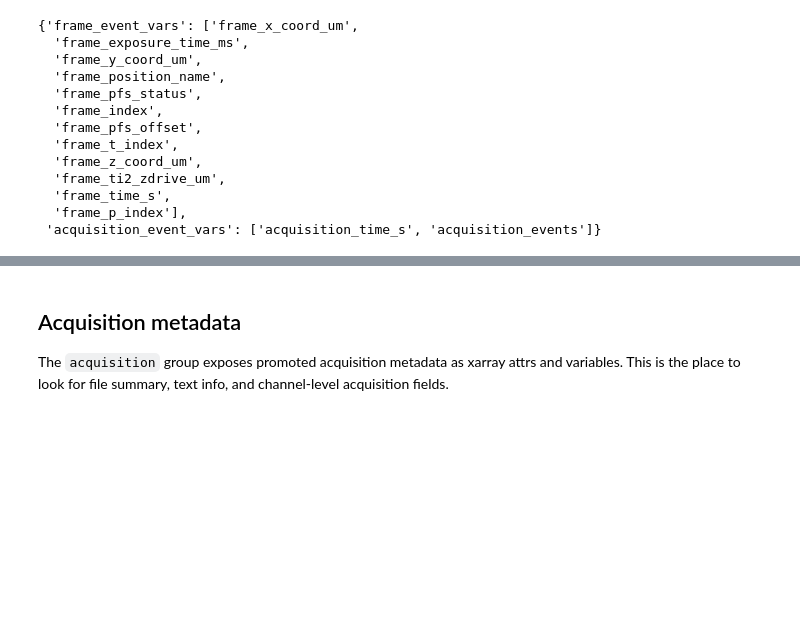
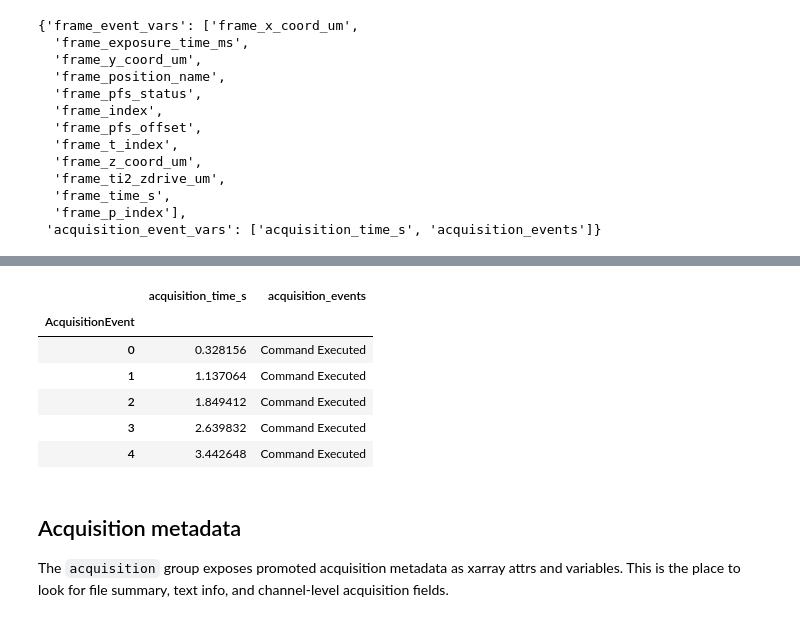
Before and after one commit to georgeoshardo/PyMMM, a Jupyter notebook: notebooks/load_trench_zarr_metadata.ipynb, the cells around one changed output, grey strips where cells are left out. Cells and saved outputs as stored; diff of their text form; code cells hidden in the pictures; blank space fills up the shorter version.

```diff
--- a/notebooks/load_trench_zarr_metadata.ipynb
+++ b/notebooks/load_trench_zarr_metadata.ipynb
@@ -326,8 +331,13 @@ else:
 # %%
-if acquisition_event_vars:
-    events[acquisition_event_vars].to_dataframe().head()
-else:
-    print('No acquisition events found')
+events[acquisition_event_vars].to_dataframe().head()
+# %% [output]
+|  | acquisition_time_s | acquisition_events |
+| AcquisitionEvent |  |  |
+| 0 | 0.328156 | Command Executed |
+| 1 | 1.137064 | Command Executed |
+| 2 | 1.849412 | Command Executed |
+| 3 | 2.639832 | Command Executed |
+| 4 | 3.442648 | Command Executed |
 # %% [markdown]
 ## Acquisition metadata
 
```
Also changed, not shown: parts of 5 cells of this notebook.
